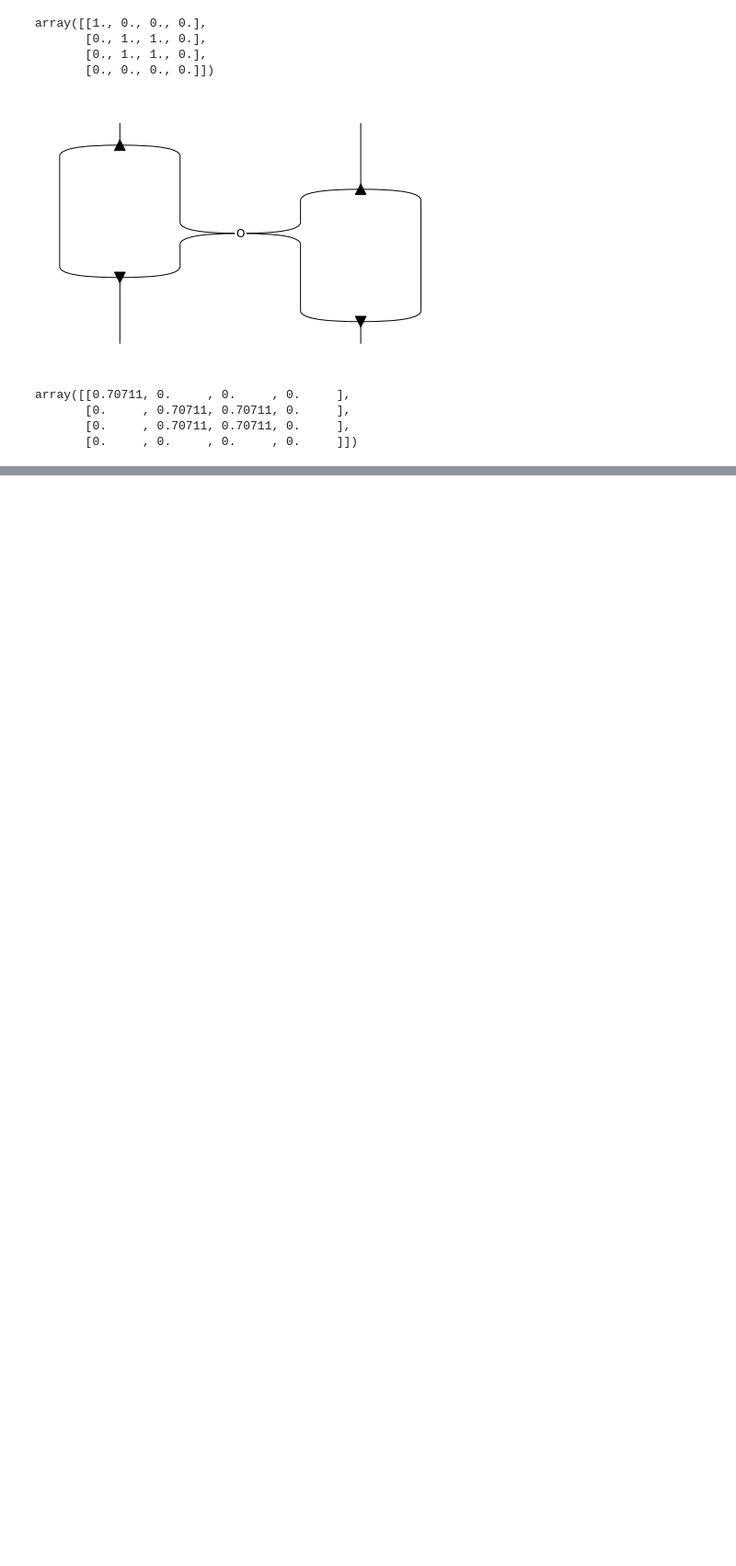
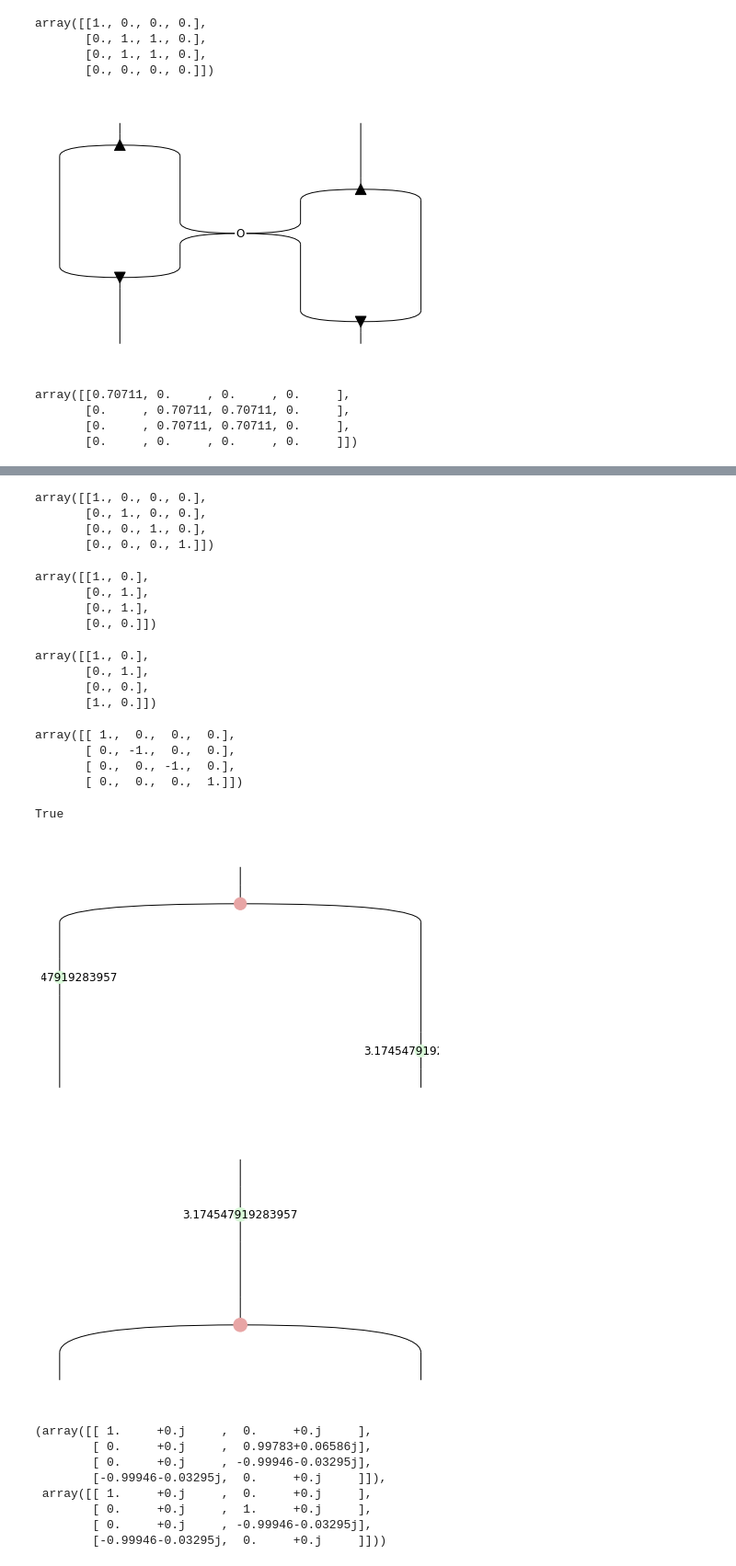
Before and after one commit to edwinagnew/zxw-diagrams, a Jupyter notebook: calcs.ipynb, the cells around one changed output, grey strips where cells are left out. Shown at 92% size. Drawn from its saved outputs; the diff is of its cells as text; code cells hidden in the pictures; blank space fills up the shorter version.

```diff
--- a/calcs.ipynb
+++ b/calcs.ipynb
@@ -72,0 +115,53 @@ array([[1.+0.j, 0.+0.j],
+# %%
+eval(Swap >> Swap)
+# %% [output]
+array([[1., 0., 0., 0.],
+       [0., 1., 0., 0.],
+       [0., 0., 1., 0.],
+       [0., 0., 0., 1.]])
+# %%
+eval(Swap) @ eval(W())
+# %% [output]
+array([[1., 0.],
+       [0., 1.],
+       [0., 1.],
+       [0., 0.]])
+# %%
+eq(W(), W() >> Swap)
+eval(W() >> Swap)
+# %% [output]
+array([[1., 0.],
+       [0., 1.],
+       [0., 0.],
+       [1., 0.]])
+# %%
+eval(Z(1, 1, pi) @ Z(1, 1, pi)).astype(float)
+# %% [output]
+array([[ 1.,  0.,  0.,  0.],
+       [ 0., -1.,  0.,  0.],
+       [ 0.,  0., -1.,  0.],
+       [ 0.,  0.,  0.,  1.]])
+# %%
+eq(W() >> Z(1,1,pi) @ Id(1), Z(1, 1, pi) >> W() >> Id(1) @ Z(1, 1, pi))
+# %% [output]
+True
+# %%
+for _ in range(10):
+    x = np.random.rand() * 2 * pi
+
+    a = X(1, 2) >> Z(1, 1, x) @ Z(1, 1, x)
+    b = Z(1, 1, x) >> X(1,2)
+    #assert eq(a, b)
+a.draw(), b.draw()
+eval(a), eval(b)
+# %% [output]
+[figure, added]
+[figure, added]
+(array([[ 1.     +0.j     ,  0.     +0.j     ],
+        [ 0.     +0.j     ,  0.99783+0.06586j],
+        [ 0.     +0.j     , -0.99946-0.03295j],
+        [-0.99946-0.03295j,  0.     +0.j     ]]),
+ array([[ 1.     +0.j     ,  0.     +0.j     ],
+        [ 0.     +0.j     ,  1.     +0.j     ],
+        [ 0.     +0.j     , -0.99946-0.03295j],
+        [-0.99946-0.03295j,  0.     +0.j     ]]))
```
Also changed, not shown: parts of 31 cells of this notebook, 4 other files.
